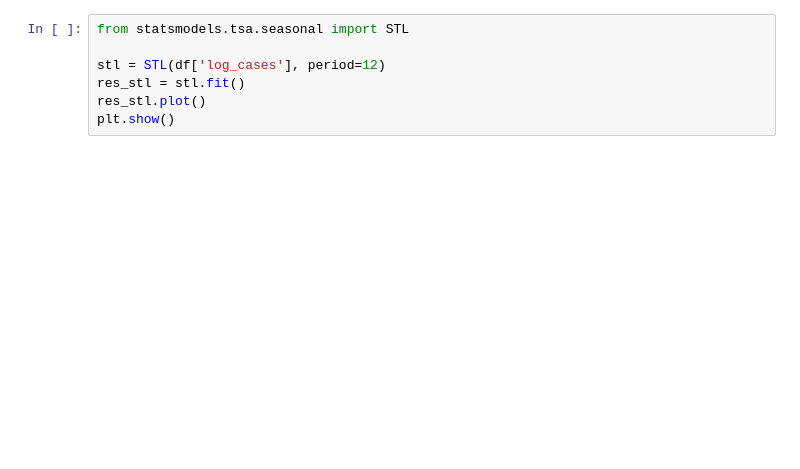
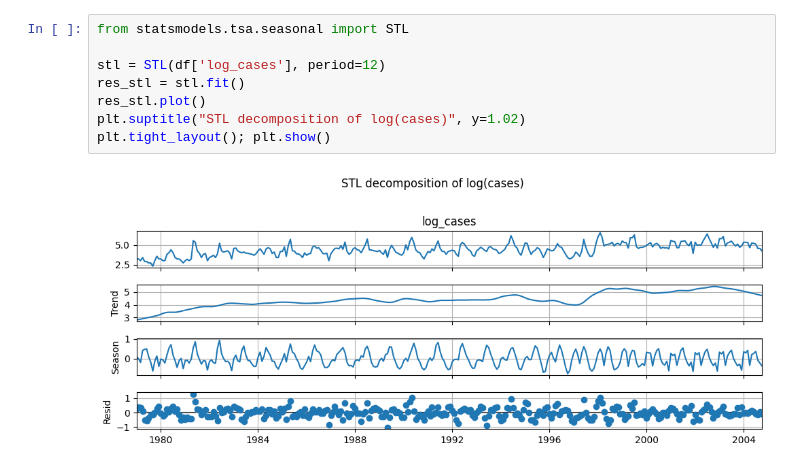
Before and after one commit to ShamsaraE/time-series-medicine-biology, a Jupyter notebook: teaching/02_malaria_cases_multiplicative_model.ipynb, the cells around one changed output. Saved outputs shown, nothing was run; the diff lists cells and outputs as text; blank space fills up the shorter version.

```diff
--- a/teaching/02_malaria_cases_multiplicative_model.ipynb
+++ b/teaching/02_malaria_cases_multiplicative_model.ipynb
@@ -87,7 +115,10 @@ STL allows seasonal patterns to evolve over time.
 # %%
 from statsmodels.tsa.seasonal import STL
 
 stl = STL(df['log_cases'], period=12)
 res_stl = stl.fit()
 res_stl.plot()
-plt.show()
+plt.suptitle("STL decomposition of log(cases)", y=1.02)
+plt.tight_layout(); plt.show()
+# %% [output]
+[figure, added]
```
Also changed, not shown: parts of 20 cells of this notebook, 3 other files.
